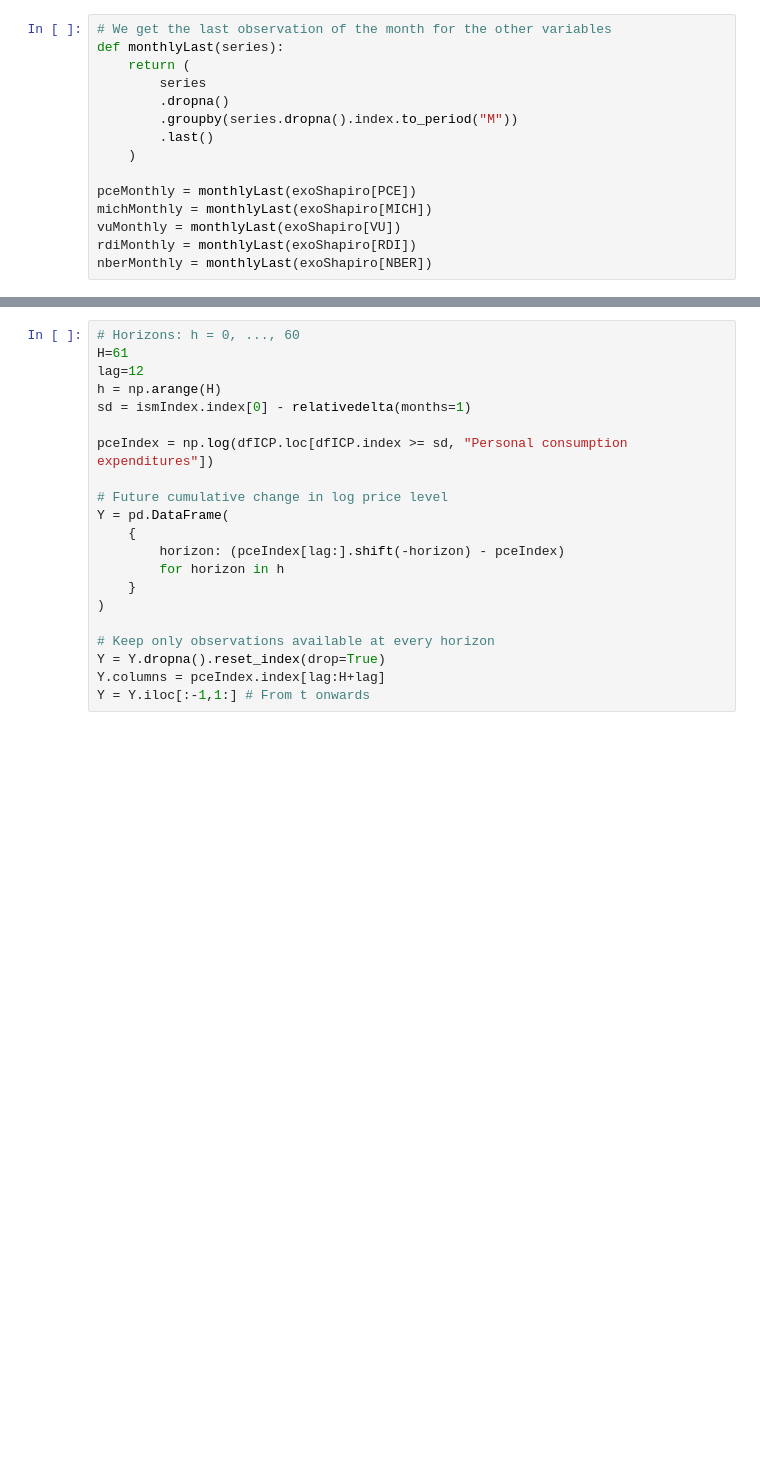
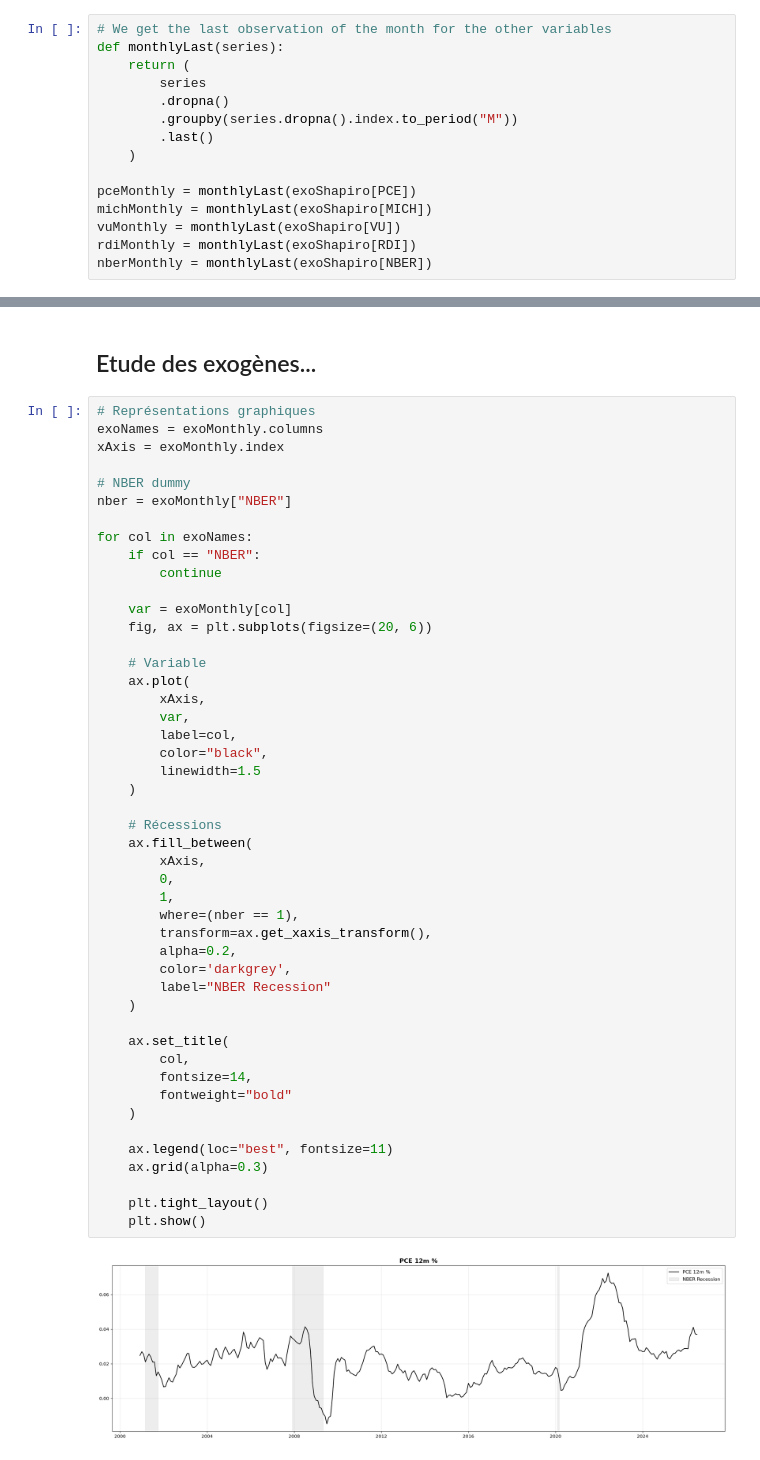
Before and after one commit to Lea-Gosselin/ismi-index, a Jupyter notebook: mainUS.ipynb, the cells around one changed output, grey strips where cells are left out. Cells and saved outputs as stored; diff of their text form; blank space fills up the shorter version.

```diff
--- a/mainUS.ipynb
+++ b/mainUS.ipynb
@@ -333,21 +333,51 @@ ENDOG =
-# %%
-# Horizons: h = 0, ..., 60
-H=61
-lag=12
-h = np.arange(H)
-sd = ismIndex.index[0] - relativedelta(months=1)
-
-pceIndex = np.log(dfICP.loc[dfICP.index >= sd, "Personal consumption expenditures"])
-
-# Future cumulative change in log price level
-Y = pd.DataFrame(
-    {
-        horizon: (pceIndex[lag:].shift(-horizon) - pceIndex)
-        for horizon in h
-    }
-)
-
-# Keep only observations available at every horizon
-Y = Y.dropna().reset_index(drop=True)
-Y.columns = pceIndex.index[lag:H+lag]
-Y = Y.iloc[:-1,1:] # From t onwards
+# %% [markdown]
+## Etude des exogènes...
+# %%
+# Représentations graphiques
+exoNames = exoMonthly.columns
+xAxis = exoMonthly.index
+
+# NBER dummy
+nber = exoMonthly["NBER"]
+
+for col in exoNames:
+    if col == "NBER":
+        continue
+
+    var = exoMonthly[col]
+    fig, ax = plt.subplots(figsize=(20, 6))
+
+    # Variable
+    ax.plot(
+        xAxis,
+        var,
+        label=col,
+        color="black",
+        linewidth=1.5
+    )
+
+    # Récessions
+    ax.fill_between(
+        xAxis,
+        0,
+        1,
+        where=(nber == 1),
+        transform=ax.get_xaxis_transform(),
+        alpha=0.2,
+        color='darkgrey',
+        label="NBER Recession"
+    )
+
+    ax.set_title(
+        col,
+        fontsize=14,
+        fontweight="bold"
+    )
+
+    ax.legend(loc="best", fontsize=11)
+    ax.grid(alpha=0.3)
+
+    plt.tight_layout()
+    plt.show()
+# %% [output]
+[figure, added]
```
Also changed, not shown: parts of 22 cells of this notebook, 3 other files.
